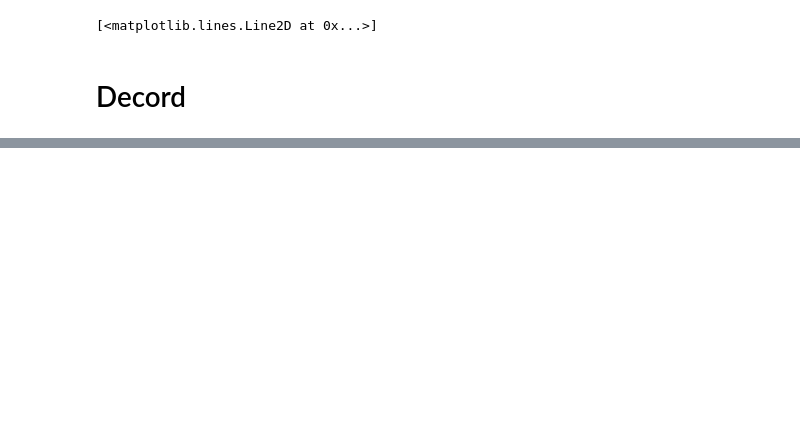
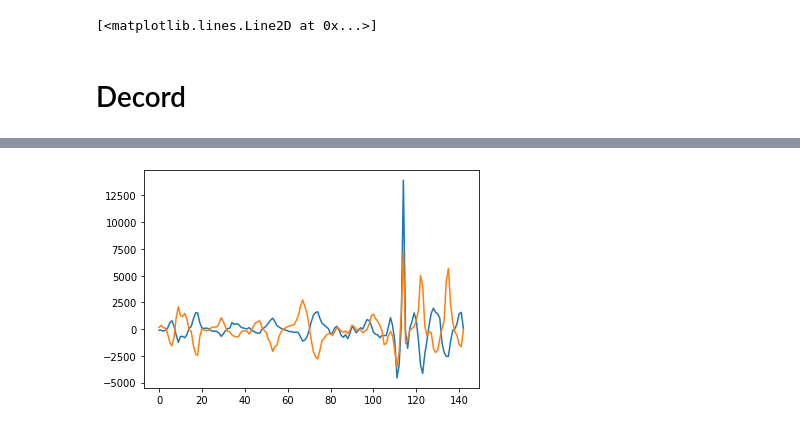
Before and after one commit to akshay-jaggi/basic_neural_processing_modules, a Jupyter notebook: demo__incremental_pca.ipynb, the cells around one changed output, grey strips where cells are left out. Saved outputs shown, nothing was run; the diff lists cells and outputs as text; code cells hidden in the pictures; blank space fills up the shorter version.

```diff
--- a/demo__incremental_pca.ipynb
+++ b/demo__incremental_pca.ipynb
@@ -395,0 +255,19 @@ plt.show()
+# %%
+vr = VideoReader(count, ctx=cpu(0))
+data_im = vr.get_batch(list(range(len(vr)))).asnumpy().astype(float)
+data = data_im.reshape(len(vr), -1)
+diff = np.diff(data, axis=0, append=data[None,-1])
+data_demeaned = data - data.mean(axis=0)
+diff_demeaned = diff - diff.mean(axis=0)
+# %%
+pca = PCA()
+data_scores = pca.fit_transform(data_demeaned)
+data_components = pca.components_
+# %%
+diff_scores = pca.fit_transform(diff_demeaned)
+diff_components = pca.components_
+# %%
+plt.plot(diff_scores[:,:2])
+plt.show()
+# %% [output]
+[figure, added]
```
Also changed, not shown: parts of 14 cells of this notebook, 1 other file.
